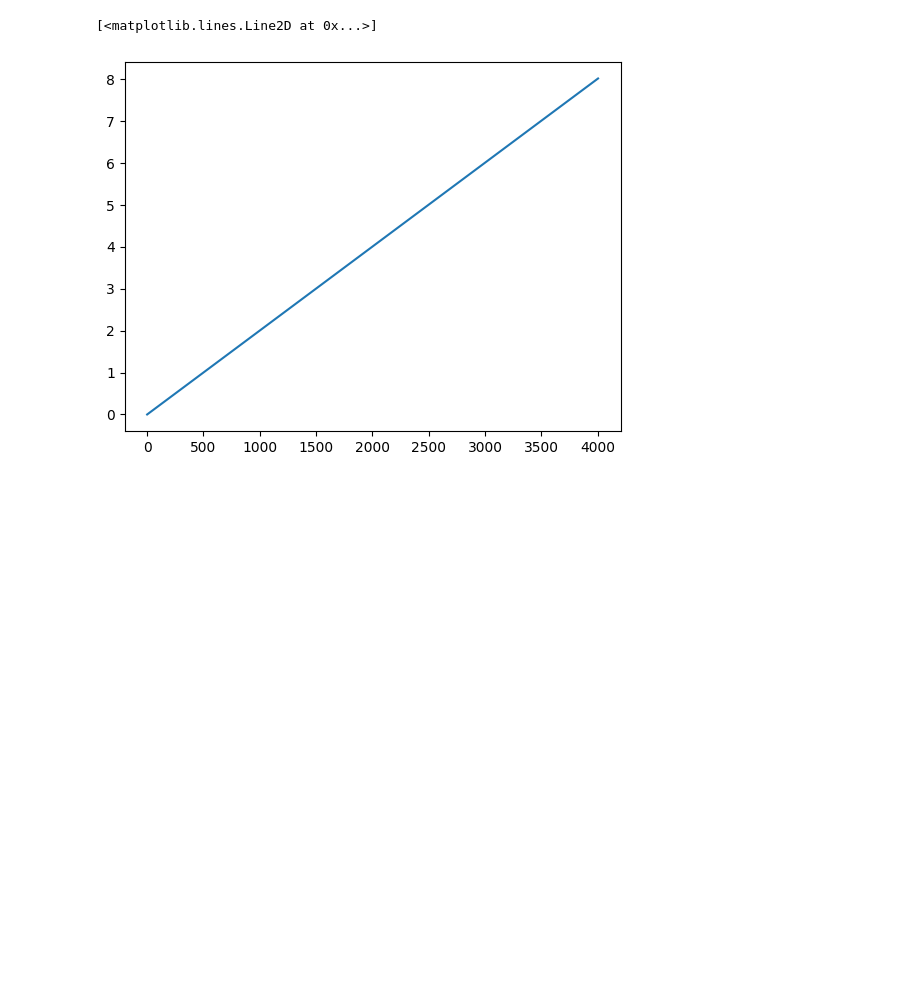
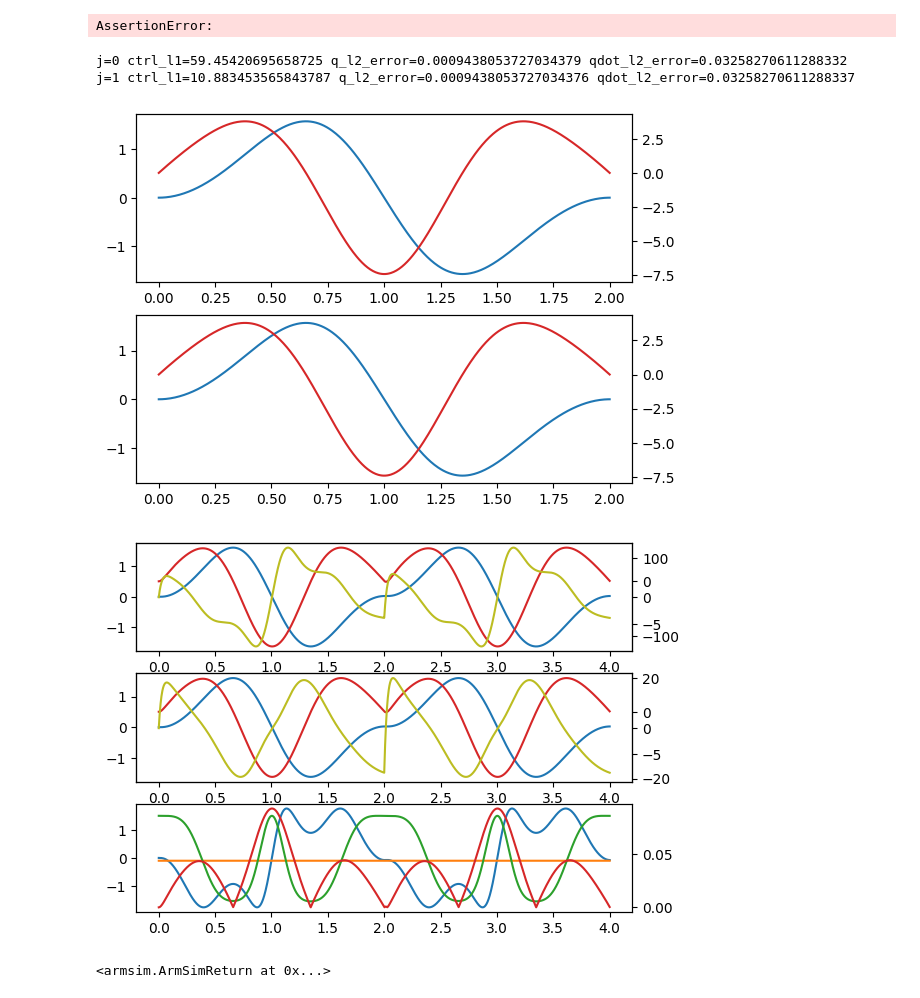
Before and after one commit to nbarshay/play, a Jupyter notebook: notebook.ipynb, the cells around one changed output. Cells and saved outputs as stored; diff of their text form; code cells hidden in the pictures; blank space fills up the shorter version.

```diff
--- a/notebook.ipynb
+++ b/notebook.ipynb
@@ -26,9 +91,20 @@ plt.plot(not_prime)
+# %%
+ArmSim().run(FastTrajectory(traj), show=True)
+# %% [output]
+AssertionError:
 # %%
-traj = test.TestModule3.genStill()
-sim = test.ArmSim()
-ret = sim.run(traj, traj.loop_sec, show=False)
-plt.plot(ret.ts)
+traj = BasicTrajectory().genBasic()
+traj.plot()
+ret = ArmSim().run(traj)
+ret.plot()
+ret.printStats()
 # %% [output]
-[<matplotlib.lines.Line2D at 0x...>]
+j=0 ctrl_l1=59.45420695658725 q_l2_error=0.0009438053727034379 qdot_l2_error=0.03258270611288332
+j=1 ctrl_l1=10.883453565843787 q_l2_error=0.0009438053727034376 qdot_l2_error=0.03258270611288337
-[figure, old version]
+[figure, new version]
+[figure, added]
+# %%
+ArmSim().run(traj, show=True)
+# %% [output]
+<armsim.ArmSimReturn at 0x...>
 # %%
```
Also changed, not shown: parts of 19 cells of this notebook, 6 other files.
